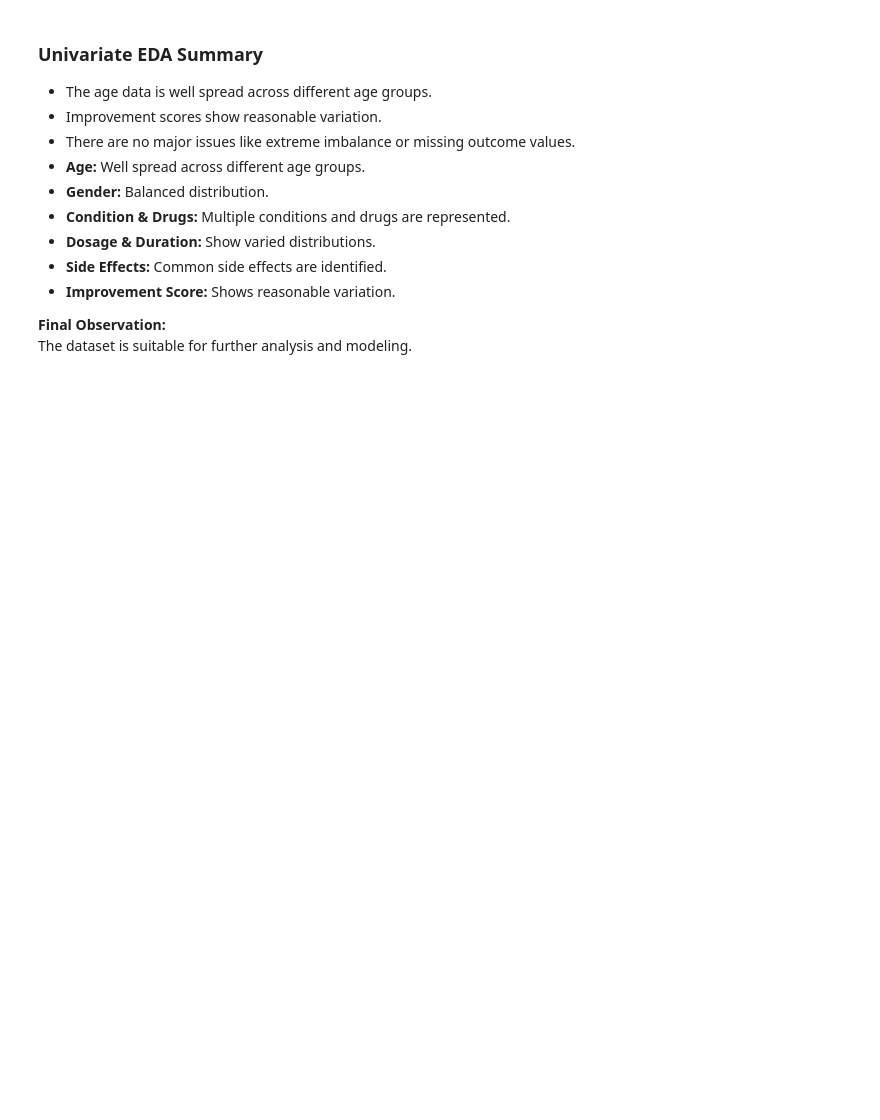
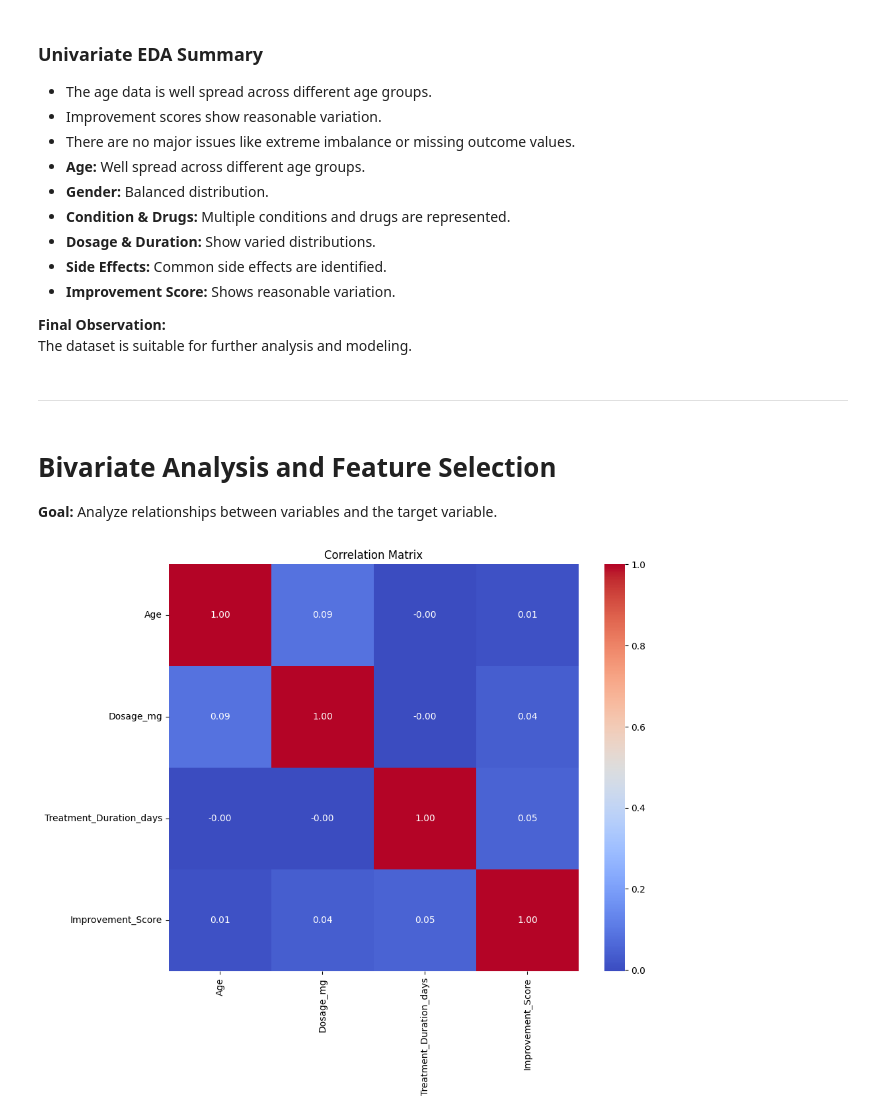
Before and after one commit to madesh405/Drug_Data_Analysis, a Jupyter notebook: notebook/data_understanding_and_EDA.ipynb, the cells around one changed output. Saved outputs shown, nothing was run; the diff lists cells and outputs as text; code cells hidden in the pictures; blank space fills up the shorter version.

Commit message:
added bivariate eda and feature selection

```diff
--- a/notebook/data_understanding_and_EDA.ipynb
+++ b/notebook/data_understanding_and_EDA.ipynb
@@ -222,3 +228,19 @@ plt.show()
 
 **Final Observation:**
 The dataset is suitable for further analysis and modeling.
+# %% [markdown]
+---
+# %% [markdown]
+# Bivariate Analysis and Feature Selection
+
+**Goal:** Analyze relationships between variables and the target variable.
+# %%
+# Correlation Matrix
+plt.figure(figsize=(10, 8))
+numerical_df = df.select_dtypes(include=['float64', 'int64'])
+corr = numerical_df.corr()
+sns.heatmap(corr, annot=True, cmap='coolwarm', fmt=".2f")
+plt.title("Correlation Matrix")
+plt.show()
+# %% [output]
+[figure, added]
```
Also changed, not shown: parts of 21 cells of this notebook.
